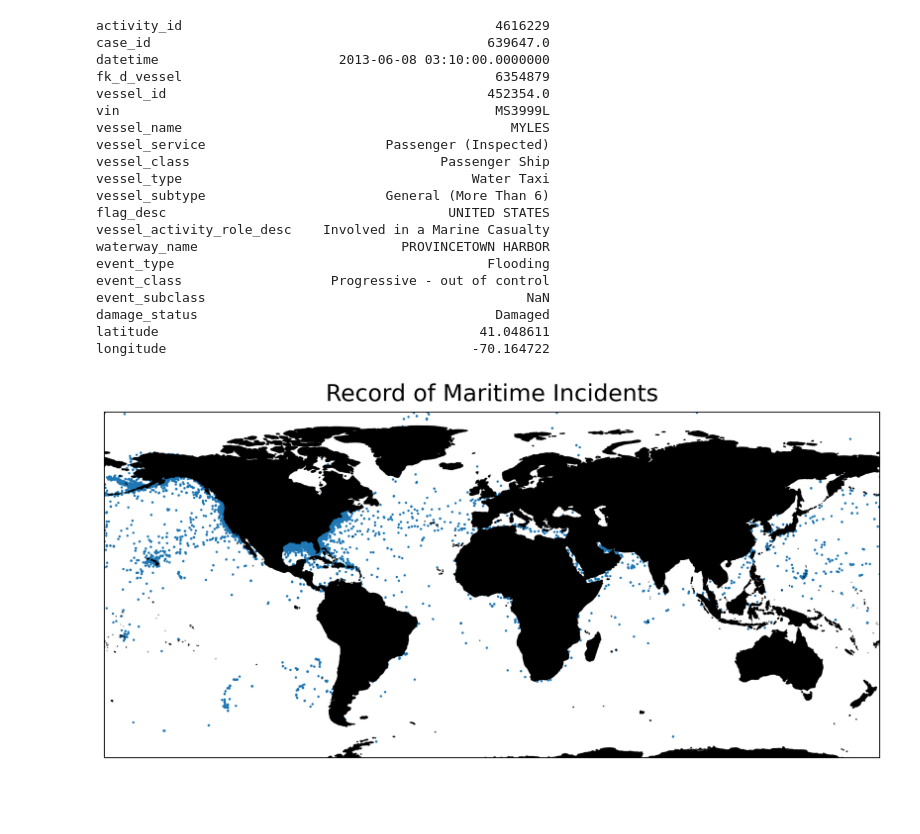
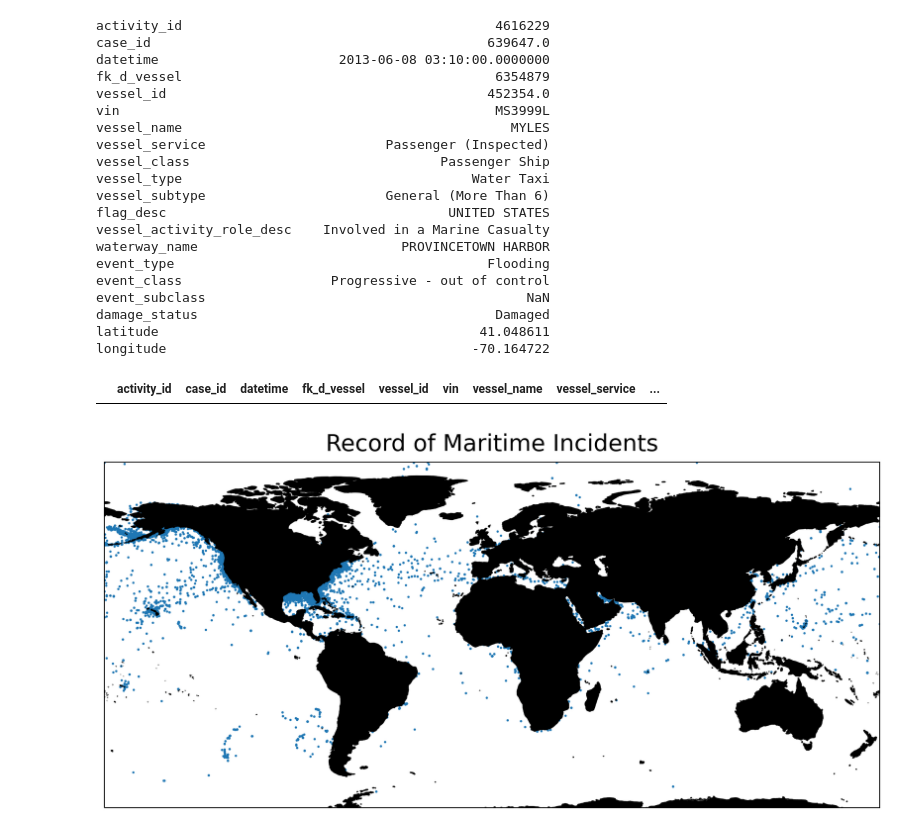
Before and after one commit to jesseturner/Maritime_Incidents, a Jupyter notebook: analysis.ipynb, the cells around one changed output. Cells and saved outputs as stored; diff of their text form; code cells hidden in the pictures; blank space fills up the shorter version.

```diff
--- a/analysis.ipynb
+++ b/analysis.ipynb
@@ -41,6 +44,16 @@ event_subclass                                         NaN
 damage_status                                      Damaged
 latitude                                         41.048611
 longitude                                       -70.164722
+# %%
+df['datetime'] = pd.to_datetime(df['datetime'])
+# %%
+target_date = '2024-07-11'
+
+filtered_df = df[df['datetime'].dt.date == pd.to_datetime(target_date).date()]
+# %%
+filtered_df
+# %% [output]
+|  | activity_id | case_id | datetime | fk_d_vessel | vessel_id | vin | vessel_name | vessel_service | ... |
 # %%
 projection=ccrs.PlateCarree(central_longitude=0)
 
```
Also changed, not shown: parts of 6 cells of this notebook, 1 other file.
